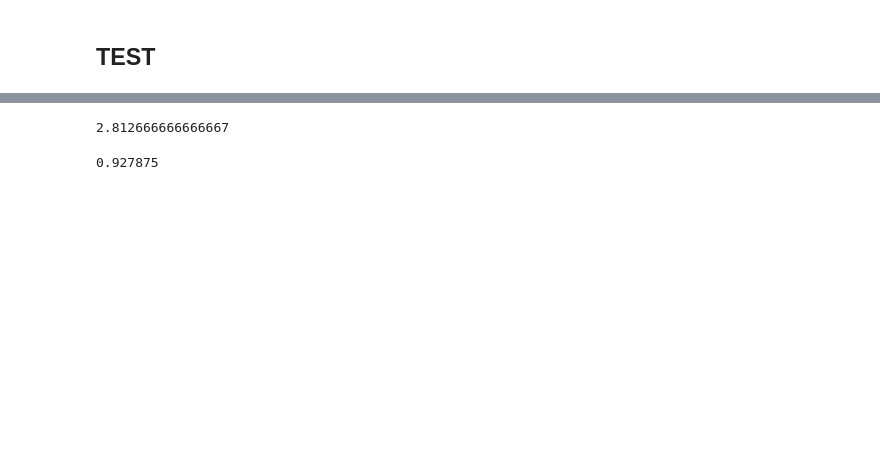
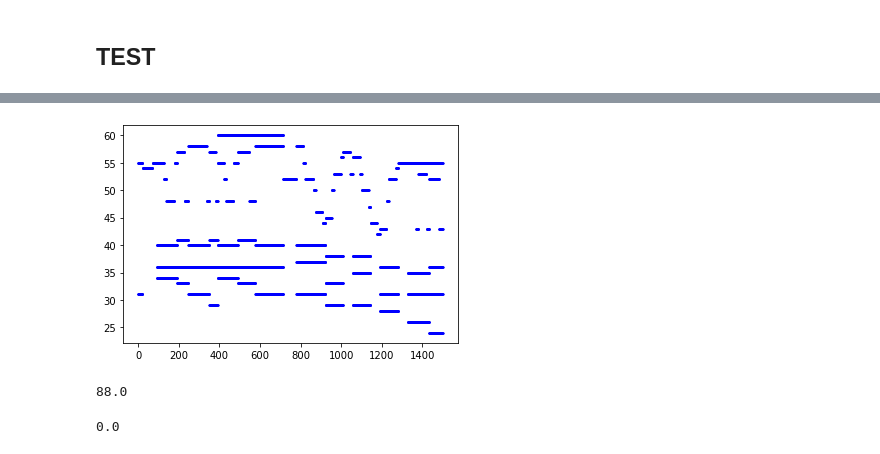
Before and after one commit to neennera/AI_single-music-note-classification, a Jupyter notebook: model_convo.ipynb, the cells around one changed output, grey strips where cells are left out. Drawn from its saved outputs; the diff is of its cells as text; code cells hidden in the pictures; blank space fills up the shorter version.

```diff
--- a/model_convo.ipynb
+++ b/model_convo.ipynb
@@ -306,18 +295,27 @@ ty=y.detach().numpy()
+# %%
+x=np.arange(0,len(ty[0]))
+for i in range(len(ty[0])):
+    for j in range(88) :
+        if(ty[0][i][j]==1) :
+            plt.scatter(i,j, s=2,c="b")
+plt.show()
+# %% [output]
+[figure, added]
 # %%
 #วัดตัวที่ทายผิดใน epoch test
 
 N=np.array([])
 for i in range(batch) :
+    ct=0;
     for j in range(1500) :
-        ct=0;
         for k in range(88) :
-            if(tx[i][j][k] != ty[i][j][k]) :
+            if(xy[i][j][k] != y[i][j][k]) :
                 ct+=1
-        N=np.append(N,ct)
+    N=np.append(N,ct)
 
 print(N.mean())
 # %% [output]
-2.812666666666667
+88.0
 # %%
 #วัดตัวที่ทาย 1 เป็น 0 ใน epoch test
 K=np.array([])
@@ -325,9 +323,9 @@ for i in range(batch) :
     for j in range(1500) :
         ct,CT =0,0;
         for k in range(88) :
-            if ty[i][j][k]==1 :
+            if y[i][j][k]==1 :
                 CT+=1
-                if(tx[i][j][k]==0) :
+                if(xy[i][j][k]==0) :
                     ct+=1
         if(CT==0) :
             if(ct==0) : K=np.append(K,0)
@@ -336,4 +334,4 @@ for i in range(batch) :
 
 print(K.mean())
 # %% [output]
-0.927875
+0.0
```
Also changed, not shown: parts of 16 cells of this notebook, 4 other files.
